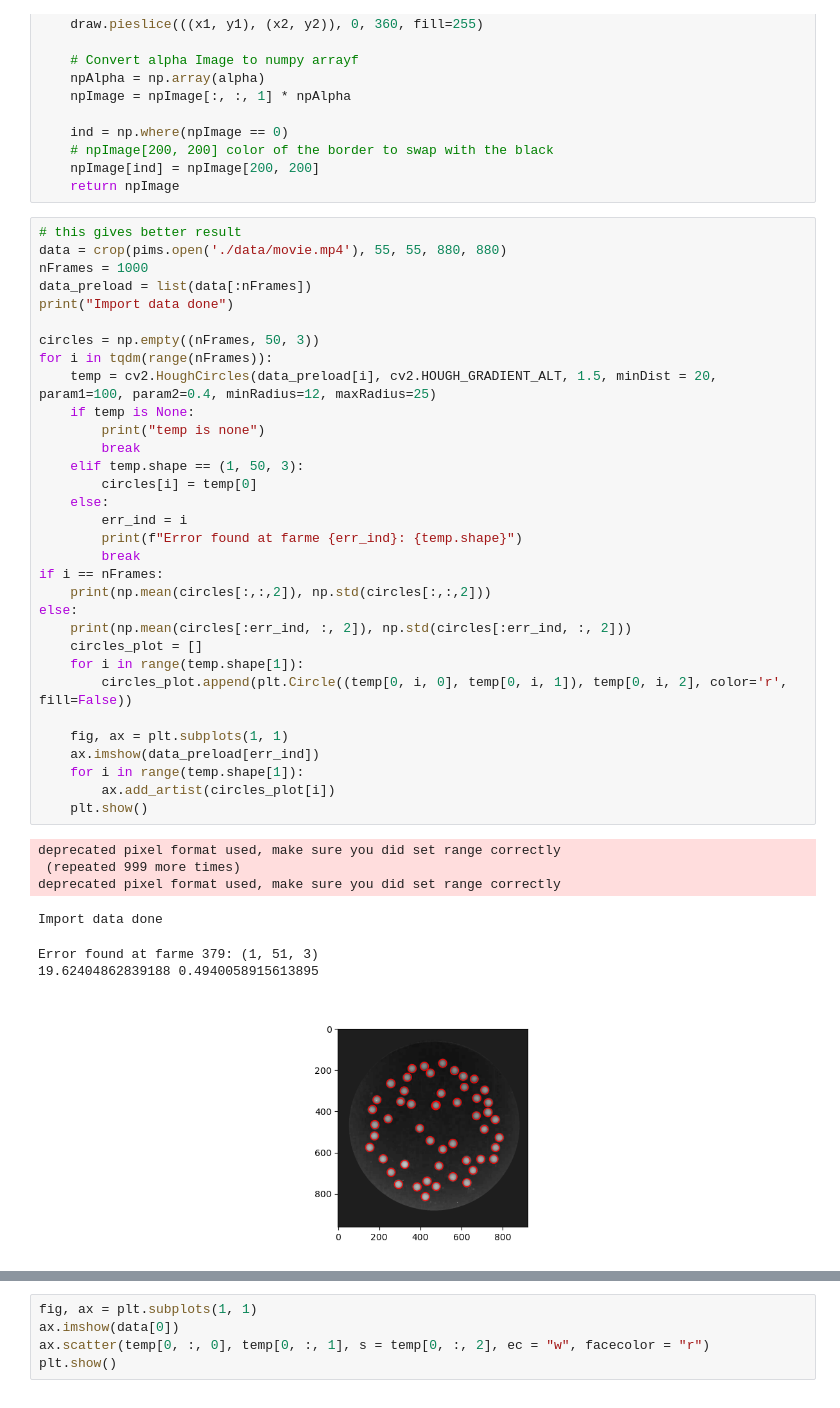
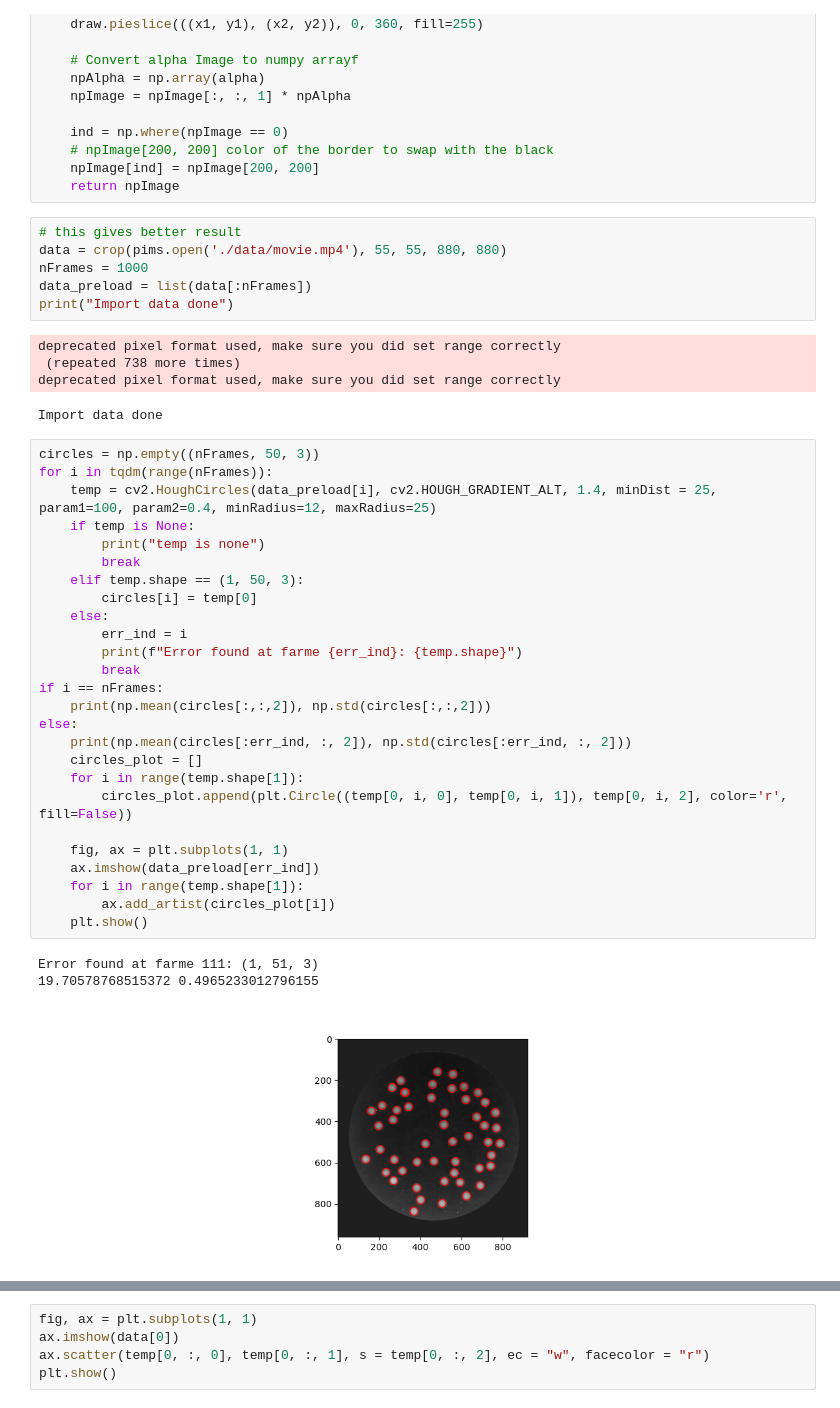
Before and after one commit to skandiz/MasterThesis, a Jupyter notebook: tracking/trajectoryTracking.ipynb, the cells around one changed output, grey strips where cells are left out. Cells and saved outputs as stored; diff of their text form.

```diff
--- a/tracking/trajectoryTracking.ipynb
+++ b/tracking/trajectoryTracking.ipynb
@@ -261,43 +261,44 @@ def crop(image, x1, y1, x2, y2):
     # npImage[200, 200] color of the border to swap with the black
     npImage[ind] = npImage[200, 200]
     return npImage
+# %%
+# this gives better result
+data = crop(pims.open('./data/movie.mp4'), 55, 55, 880, 880)
+nFrames = 1000
+data_preload = list(data[:nFrames])
+print("Import data done")
+# %% [output]
+deprecated pixel format used, make sure you did set range correctly
+ (repeated 738 more times)
+deprecated pixel format used, make sure you did set range correctly
+Import data done
 # %%
-# this gives better result
-data = crop(pims.open('./data/movie.mp4'), 55, 55, 880, 880)
-nFrames = 1000
-data_preload = list(data[:nFrames])
-print("Import data done")
-
 circles = np.empty((nFrames, 50, 3))
 for i in tqdm(range(nFrames)):
-    temp = cv2.HoughCircles(data_preload[i], cv2.HOUGH_GRADIENT_ALT, 1.5, minDist = 20, param1=100, param2=0.4, minRadius=12, maxRadius=25)
+    temp = cv2.HoughCircles(data_preload[i], cv2.HOUGH_GRADIENT_ALT, 1.4, minDist = 25, param1=100, param2=0.4, minRadius=12, maxRadius=25)
     if temp is None:
         print("temp is none")
         break
     elif temp.shape == (1, 50, 3):
         circles[i] = temp[0]
     else:
         err_ind = i
         print(f"Error found at farme {err_ind}: {temp.shape}")
         break
 if i == nFrames:
     print(np.mean(circles[:,:,2]), np.std(circles[:,:,2]))
 else:
     print(np.mean(circles[:err_ind, :, 2]), np.std(circles[:err_ind, :, 2]))
     circles_plot = []
     for i in range(temp.shape[1]):
         circles_plot.append(plt.Circle((temp[0, i, 0], temp[0, i, 1]), temp[0, i, 2], color='r', fill=False))
 
     fig, ax = plt.subplots(1, 1)
     ax.imshow(data_preload[err_ind])
     for i in range(temp.shape[1]):
         ax.add_artist(circles_plot[i])
     plt.show()
 # %% [output]
-deprecated pixel format used, make sure you did set range correctly
- (repeated 999 more times)
-deprecated pixel format used, make sure you did set range correctly
+Error found at farme 111: (1, 51, 3)
+19.70578768515372 0.4965233012796155
-Import data done
-Error found at farme 379: (1, 51, 3)
-19.62404862839188 0.4940058915613895
-[figure, old version]
+[figure, new version]
```
Also changed, not shown: parts of 2 cells of this notebook.
